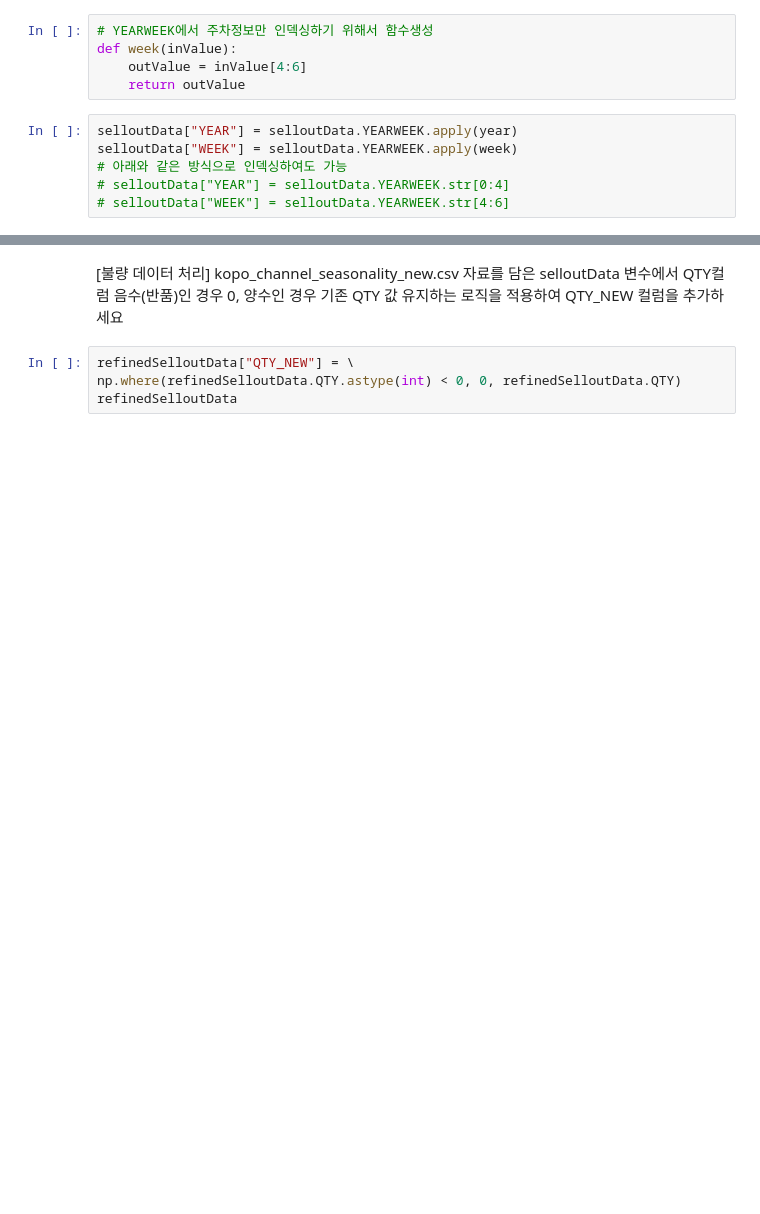
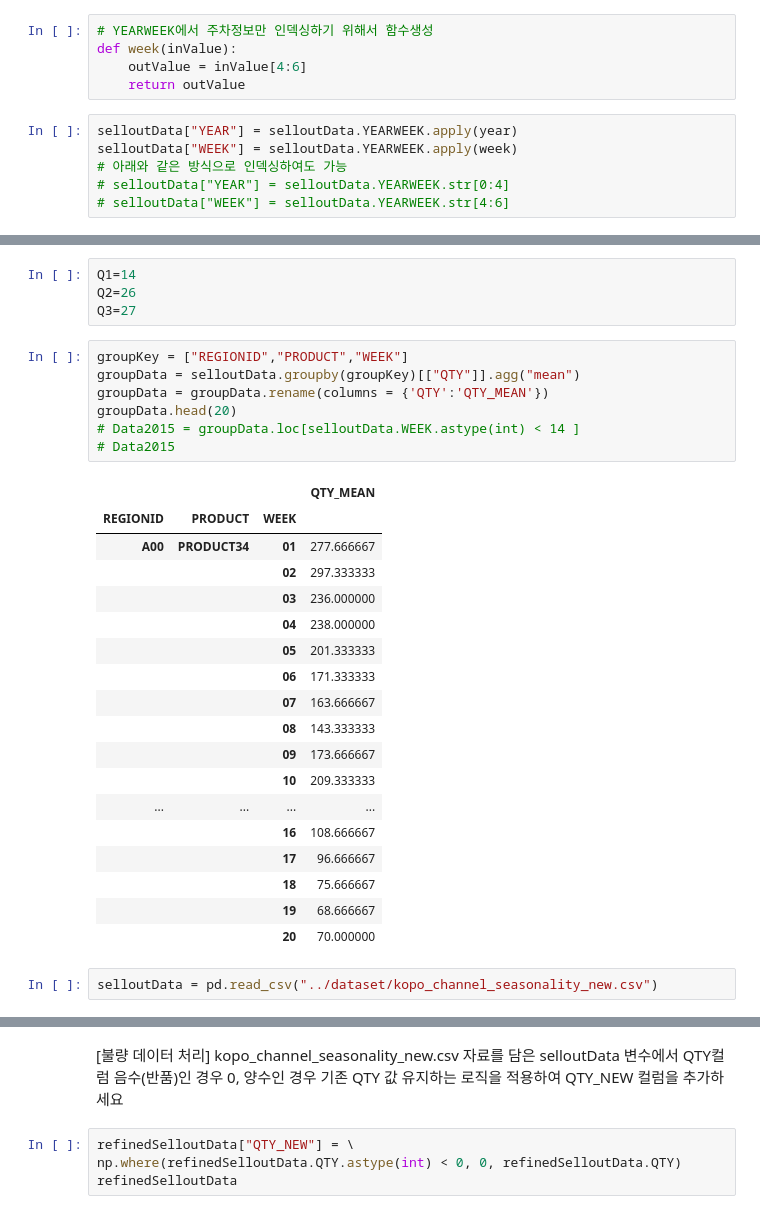
Before and after one commit to leekyungryul/Python, a Jupyter notebook: Session05 - 데이터 분석 및 데이터 전처리/프로젝트실습(전체).ipynb, the cells around one changed output, grey strips where cells are left out. Cells and saved outputs as stored; diff of their text form; blank space fills up the shorter version.

```diff
--- a/Session05 - 데이터 분석 및 데이터 전처리/프로젝트실습(전체).ipynb
+++ b/Session05 - 데이터 분석 및 데이터 전처리/프로젝트실습(전체).ipynb
@@ -66,0 +105,32 @@ refinedSelloutData
+# %%
+Q1=14
+Q2=26
+Q3=27
+# %%
+groupKey = ["REGIONID","PRODUCT","WEEK"]
+groupData = selloutData.groupby(groupKey)[["QTY"]].agg("mean")
+groupData = groupData.rename(columns = {'QTY':'QTY_MEAN'})
+groupData.head(20)
+# Data2015 = groupData.loc[selloutData.WEEK.astype(int) < 14 ]
+# Data2015
+# %% [output]
+|  |  |  | QTY_MEAN |
+| REGIONID | PRODUCT | WEEK |  |
+| A00 | PRODUCT34 | 01 | 277.666667 |
+|  |  | 02 | 297.333333 |
+|  |  | 03 | 236.000000 |
+|  |  | 04 | 238.000000 |
+|  |  | 05 | 201.333333 |
+|  |  | 06 | 171.333333 |
+|  |  | 07 | 163.666667 |
+|  |  | 08 | 143.333333 |
+|  |  | 09 | 173.666667 |
+|  |  | 10 | 209.333333 |
+| ... | ... | ... | ... |
+|  |  | 16 | 108.666667 |
+|  |  | 17 | 96.666667 |
+|  |  | 18 | 75.666667 |
+|  |  | 19 | 68.666667 |
+|  |  | 20 | 70.000000 |
+# %%
+selloutData = pd.read_csv("../dataset/kopo_channel_seasonality_new.csv")
```
Also changed, not shown: parts of 49 cells of this notebook, 5 other files.
